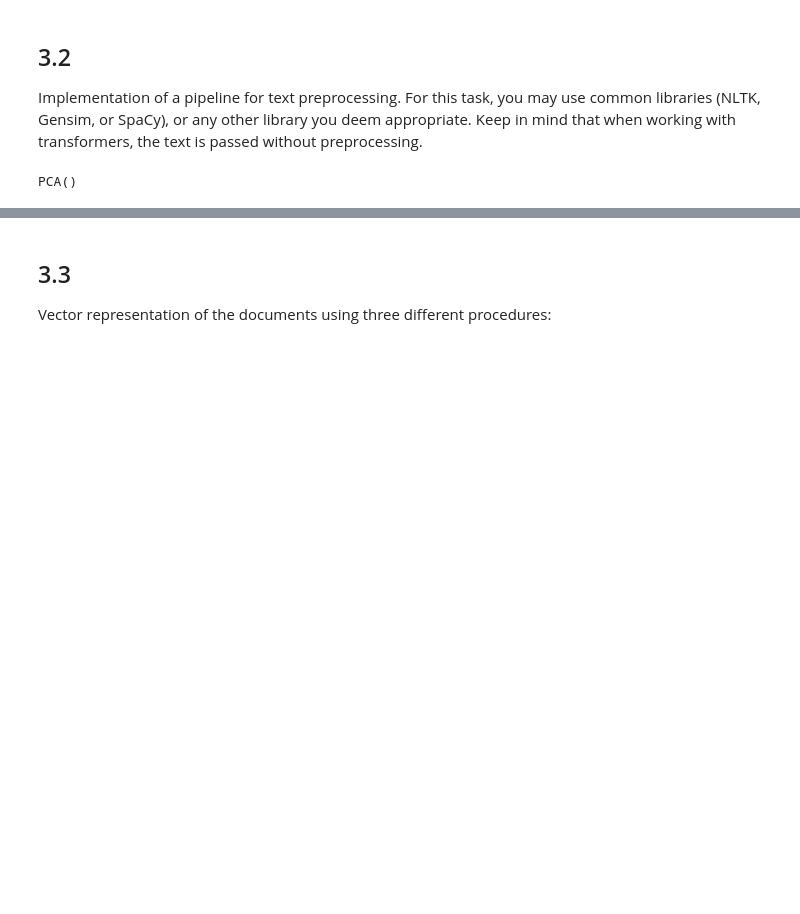
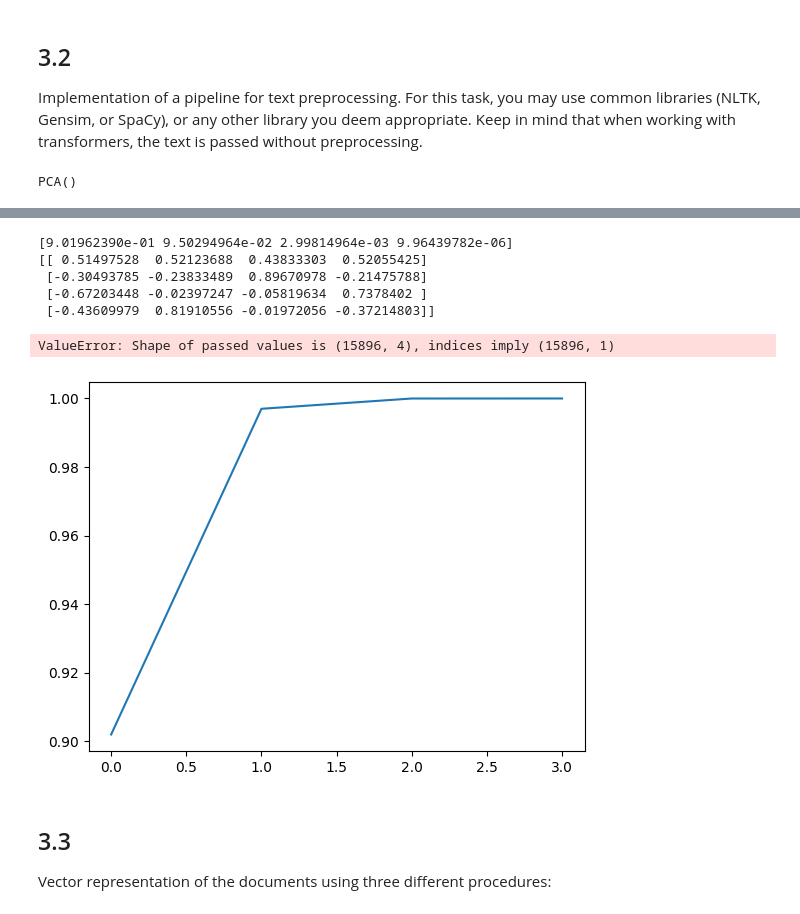
Before and after one commit to BenediktMehl/DataProcessingFinalProject, a Jupyter notebook: preprocessing.ipynb, the cells around one changed output, grey strips where cells are left out. Cells and saved outputs as stored; diff of their text form; code cells hidden in the pictures; blank space fills up the shorter version.

```diff
--- a/preprocessing.ipynb
+++ b/preprocessing.ipynb
@@ -198,0 +201,13 @@ print(pca.components_)
+# %%
+# transform all the numerical columns with the pca to one column handle NaN values with setting NaN also in the transformed column to NaN
+transformed = pca.transform(data[numerical_columns].dropna())
+transformed = pd.DataFrame(transformed, columns=['pca'])
+transformed['rating'] = data['rating']
+# %% [output]
+[9.01962390e-01 9.50294964e-02 2.99814964e-03 9.96439782e-06]
+[[ 0.51497528  0.52123688  0.43833303  0.52055425]
+ [-0.30493785 -0.23833489  0.89670978 -0.21475788]
+ [-0.67203448 -0.02397247 -0.05819634  0.7378402 ]
+ [-0.43609979  0.81910556 -0.01972056 -0.37214803]]
+ValueError: Shape of passed values is (15896, 4), indices imply (15896, 1)
+[figure, added]
```
Also changed, not shown: parts of 4 cells of this notebook, 3 other files.
